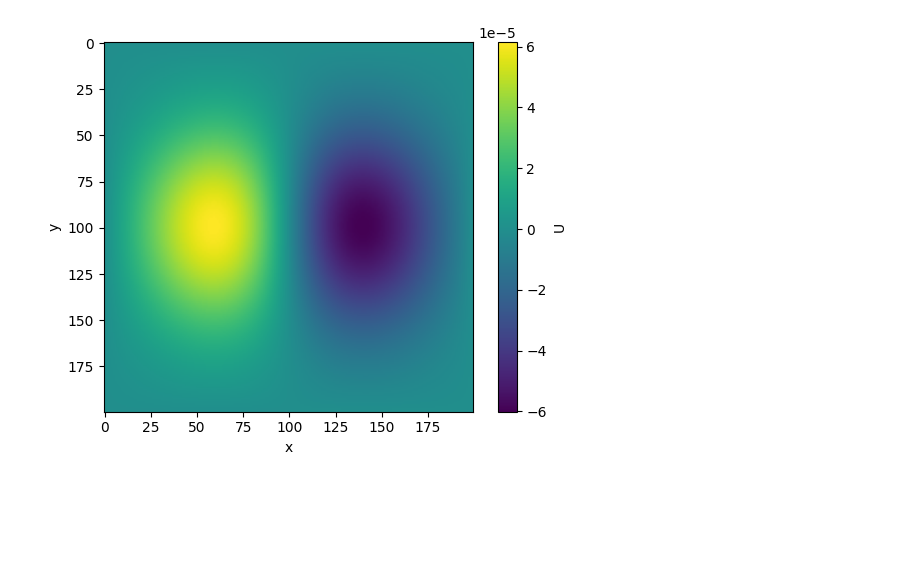
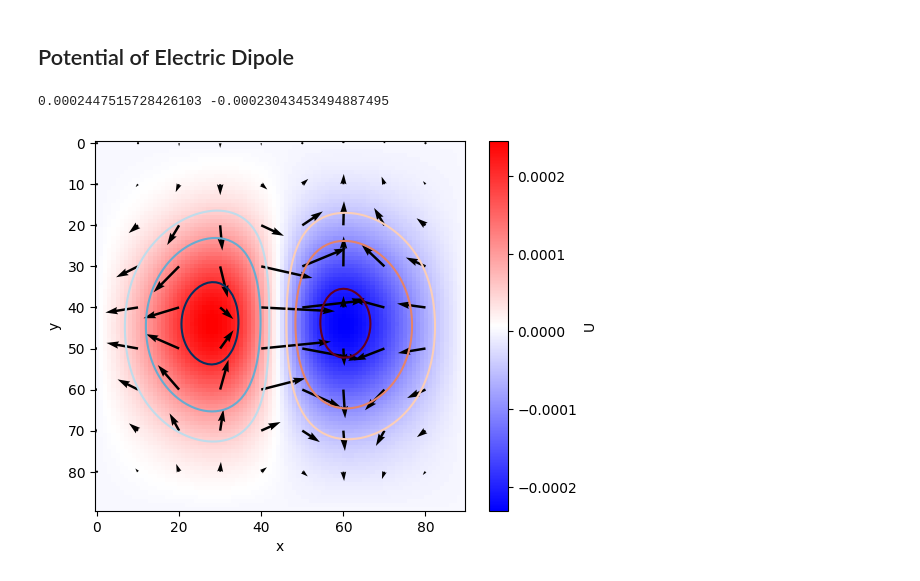
Before and after one commit to csch7/Computational-Physics, a Jupyter notebook: Homework-05.ipynb, the cells around one changed output. Cells and saved outputs as stored; diff of their text form; code cells hidden in the pictures; blank space fills up the shorter version.

```diff
--- a/Homework-05.ipynb
+++ b/Homework-05.ipynb
@@ -1,27 +1,36 @@
 # %% [markdown]
 <a href="https://colab.research.google.com/github/csch7/Computational-Physics/blob/main/Homework-05.ipynb" target="_parent"><img src="https://colab.research.google.com/assets/colab-badge.svg" alt="Open In Colab"/></a>
+# %% [markdown]
+## Potential of Electric Dipole
 # %%
 import numpy as np
 import matplotlib.pyplot as plt
 
 def dipole(Niter, N):
   U = np.zeros((N,N))
-  U[N//2, 2*N//5] = 1
-  U[N//2, 3*N//5] = -1
+  U[N//2, 4*N//9] = 1
+  U[N//2, 5*N//9] = -1
   for n in range(Niter):
     for i in range(1, N-1):
       for j in range(1, N-1):
         U[i,j] = 0.25*(U[i-1,j]+U[i+1,j]+U[i,j-1]+U[i,j+1])
   return U
 
-N = 200
-Niter = 1500
+N = 90
+Niter = 250
 U = dipole(Niter, N)
+[dY, dX] = np.gradient(U)
+X, Y = np.meshgrid(np.arange(0, 90, 10), np.arange(0, 90, 10))
 
-plt.imshow(U)
+print(np.max(U), np.min(U))
+
+plt.imshow(U, cmap='bwr')
 plt.colorbar(label='U')
+plt.quiver(X, Y, -1*dX[::10, ::10], -1*dY[::10, ::10])
+plt.contour(U, cmap='RdBu', levels=[-0.0002, -0.0001, -0.00005, 0.00005, 0.0001, 0.0002])
 plt.xlabel('x')
 plt.ylabel('y')
 plt.show()
 # %% [output]
+0.0002447515728426103 -0.00023043453494887495
-[figure, old version]
+[figure, new version]
```
Also changed, not shown: parts of 4 cells of this notebook.
